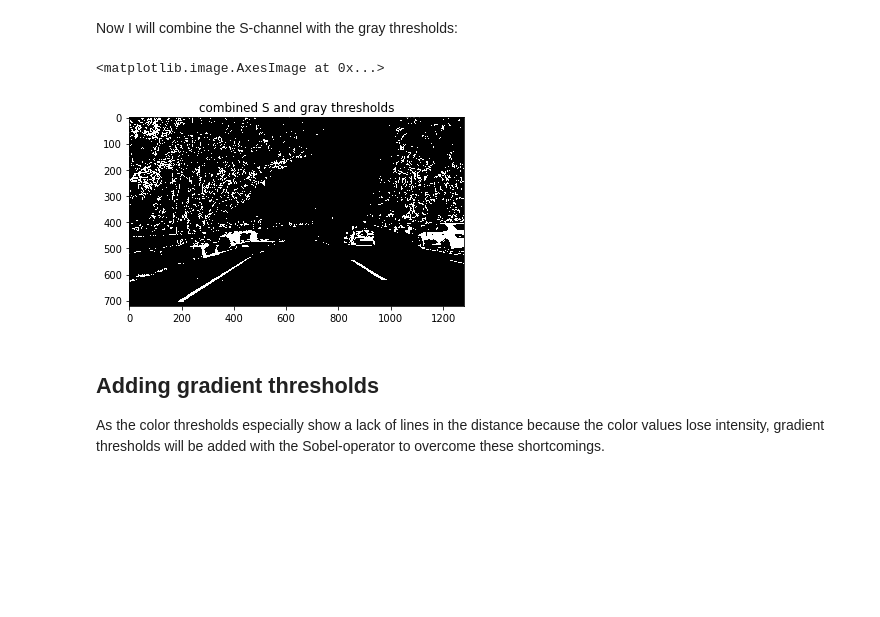
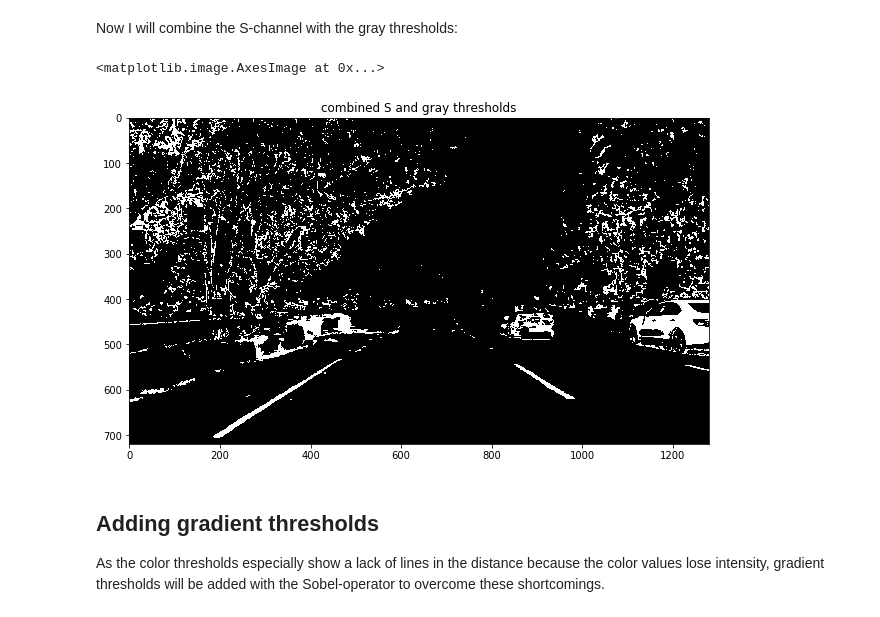
Before and after one commit to Pyrax/CarND-Advanced-Lane-Lines, a Jupyter notebook: src/lane_finding.ipynb, the cells around one changed output. Saved outputs shown, nothing was run; the diff lists cells and outputs as text; code cells hidden in the pictures; blank space fills up the shorter version.

```diff
--- a/src/lane_finding.ipynb
+++ b/src/lane_finding.ipynb
@@ -75,12 +75,13 @@ Now I will combine the S-channel with the gray thresholds:
 # %%
 combined_color_thresholds = imgf.combine_binary(s_threshold, gray_threshold)
 
+plt.figure(figsize=(16, 6))
 ax = plt.gca()
 ax.set_title('combined S and gray thresholds')
 plt.imshow(combined_color_thresholds, cmap='gray')
 # %% [output]
 <matplotlib.image.AxesImage at 0x...>
-[figure, old version]
+[figure, new version]
 # %% [markdown]
 ## Adding gradient thresholds
 
```
Also changed, not shown: parts of 2 cells of this notebook, 1 other file.
